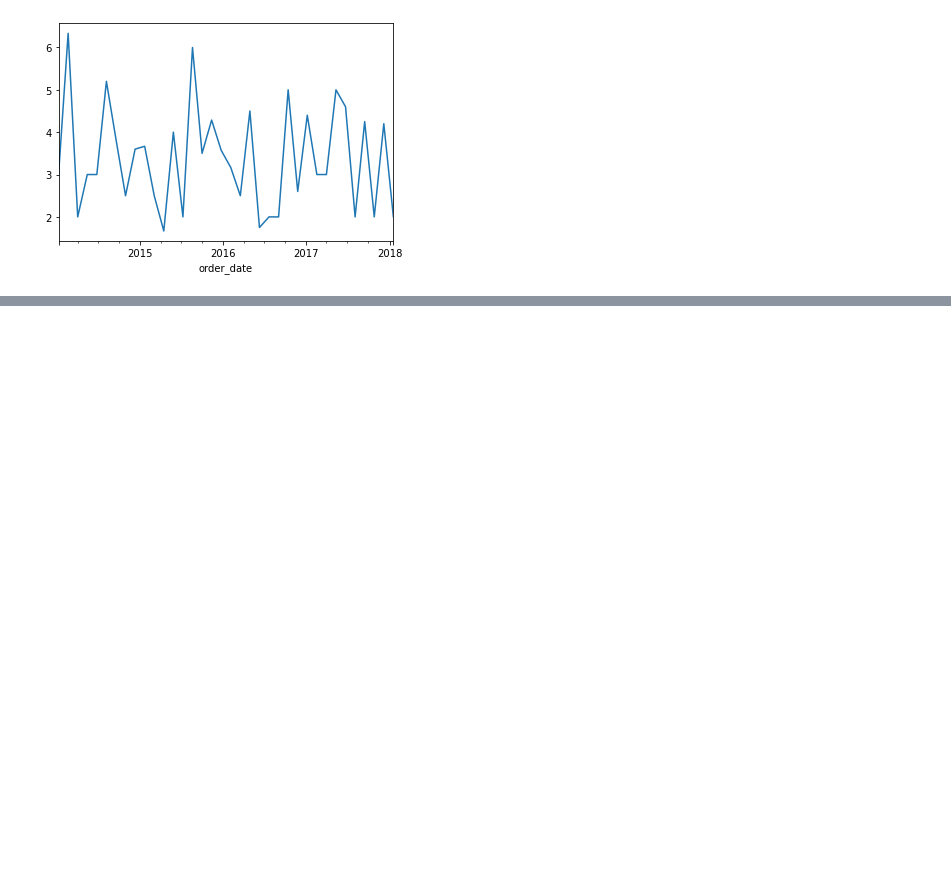
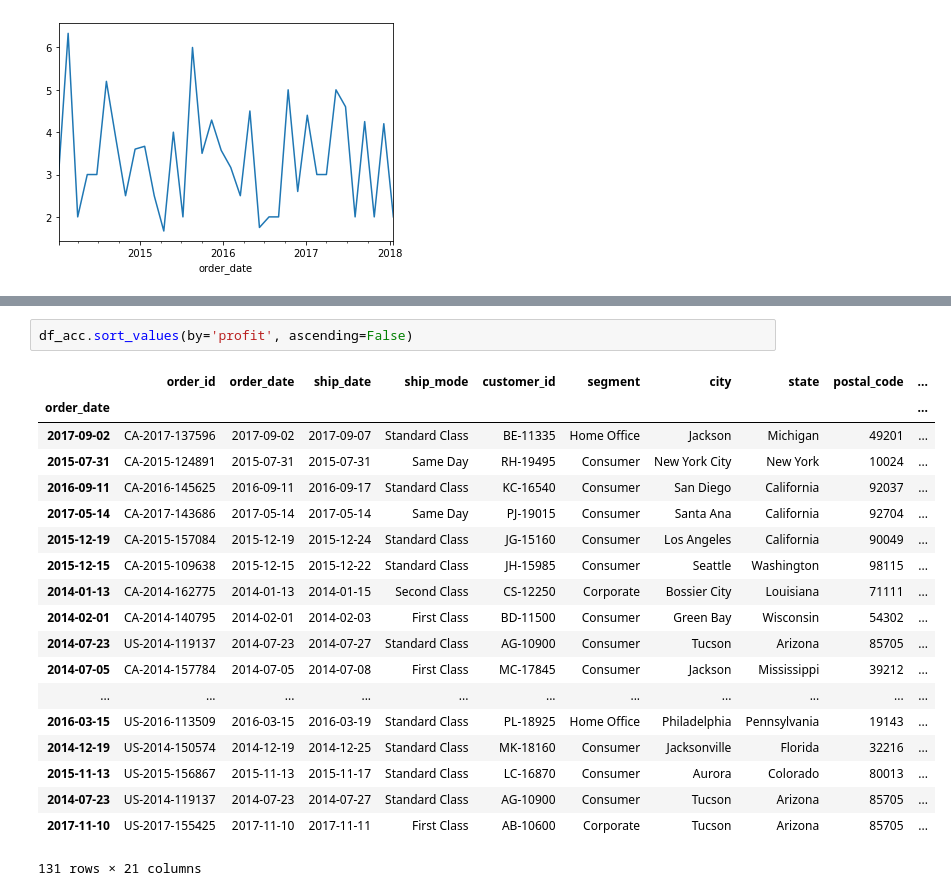
Before and after one commit to Waterman-Teceno-TSA/time-series-project, a Jupyter notebook: waterman_explore.ipynb, the cells around one changed output, grey strips where cells are left out. Drawn from its saved outputs; the diff is of its cells as text; blank space fills up the shorter version.

```diff
--- a/waterman_explore.ipynb
+++ b/waterman_explore.ipynb
@@ -470,0 +555,22 @@ df_acc.quantity.resample('6w').mean().plot()
+# %%
+df_acc.sort_values(by='profit', ascending=False)
+# %% [output]
+|  | order_id | order_date | ship_date | ship_mode | customer_id | segment | city | state | postal_code | ... |
+| order_date |  |  |  |  |  |  |  |  |  | ... |
+| 2017-09-02 | CA-2017-137596 | 2017-09-02 | 2017-09-07 | Standard Class | BE-11335 | Home Office | Jackson | Michigan | 49201 | ... |
+| 2015-07-31 | CA-2015-124891 | 2015-07-31 | 2015-07-31 | Same Day | RH-19495 | Consumer | New York City | New York | 10024 | ... |
+| 2016-09-11 | CA-2016-145625 | 2016-09-11 | 2016-09-17 | Standard Class | KC-16540 | Consumer | San Diego | California | 92037 | ... |
+| 2017-05-14 | CA-2017-143686 | 2017-05-14 | 2017-05-14 | Same Day | PJ-19015 | Consumer | Santa Ana | California | 92704 | ... |
+| 2015-12-19 | CA-2015-157084 | 2015-12-19 | 2015-12-24 | Standard Class | JG-15160 | Consumer | Los Angeles | California | 90049 | ... |
+| 2015-12-15 | CA-2015-109638 | 2015-12-15 | 2015-12-22 | Standard Class | JH-15985 | Consumer | Seattle | Washington | 98115 | ... |
+| 2014-01-13 | CA-2014-162775 | 2014-01-13 | 2014-01-15 | Second Class | CS-12250 | Corporate | Bossier City | Louisiana | 71111 | ... |
+| 2014-02-01 | CA-2014-140795 | 2014-02-01 | 2014-02-03 | First Class | BD-11500 | Consumer | Green Bay | Wisconsin | 54302 | ... |
+| 2014-07-23 | US-2014-119137 | 2014-07-23 | 2014-07-27 | Standard Class | AG-10900 | Consumer | Tucson | Arizona | 85705 | ... |
+| 2014-07-05 | CA-2014-157784 | 2014-07-05 | 2014-07-08 | First Class | MC-17845 | Consumer | Jackson | Mississippi | 39212 | ... |
+| ... | ... | ... | ... | ... | ... | ... | ... | ... | ... | ... |
+| 2016-03-15 | US-2016-113509 | 2016-03-15 | 2016-03-19 | Standard Class | PL-18925 | Home Office | Philadelphia | Pennsylvania | 19143 | ... |
+| 2014-12-19 | US-2014-150574 | 2014-12-19 | 2014-12-25 | Standard Class | MK-18160 | Consumer | Jacksonville | Florida | 32216 | ... |
+| 2015-11-13 | US-2015-156867 | 2015-11-13 | 2015-11-17 | Standard Class | LC-16870 | Consumer | Aurora | Colorado | 80013 | ... |
+| 2014-07-23 | US-2014-119137 | 2014-07-23 | 2014-07-27 | Standard Class | AG-10900 | Consumer | Tucson | Arizona | 85705 | ... |
+| 2017-11-10 | US-2017-155425 | 2017-11-10 | 2017-11-11 | First Class | AB-10600 | Corporate | Tucson | Arizona | 85705 | ... |
+131 rows × 21 columns
```
Also changed, not shown: parts of 41 cells of this notebook.
